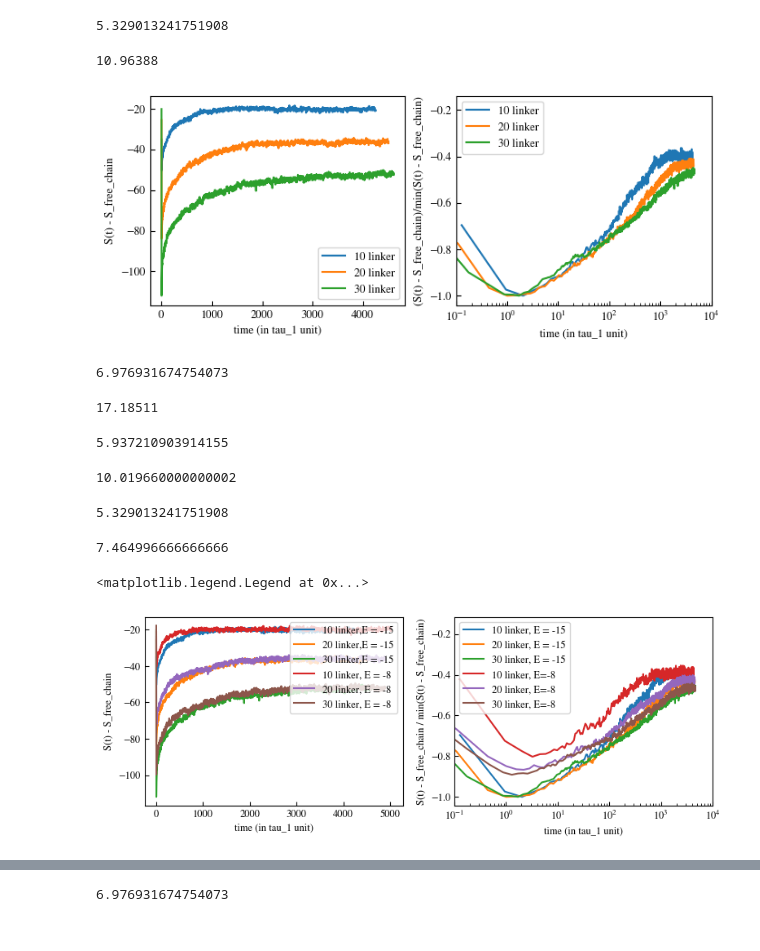
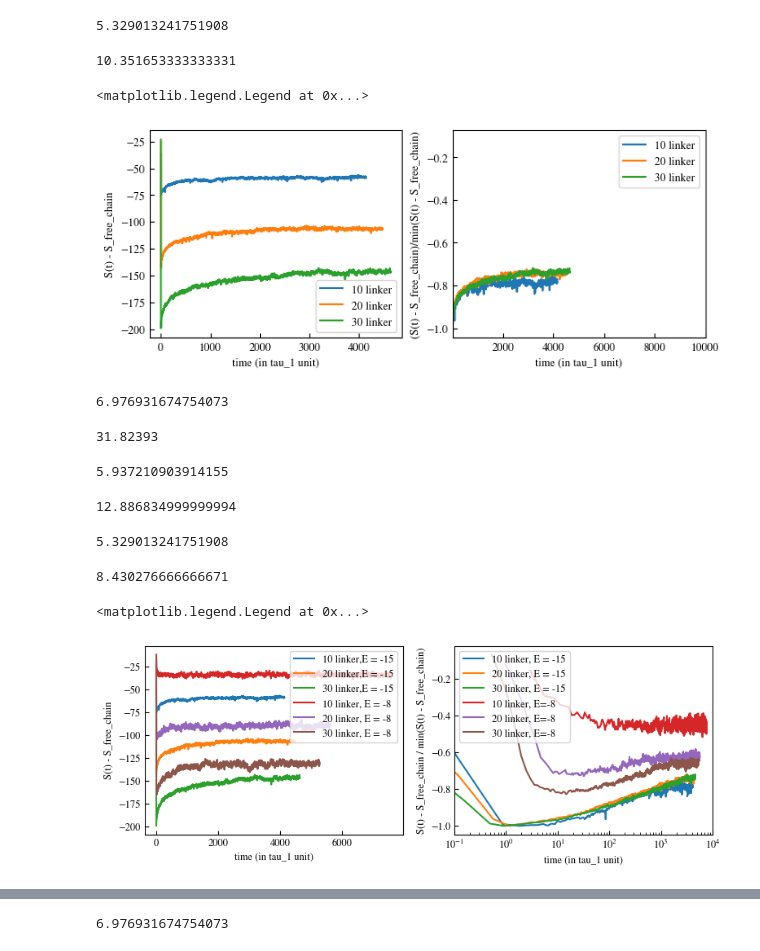
Before and after one commit to cachetdaspirine/Evolution_of_the_Entropy, a Jupyter notebook: Time_Evolution_Entropy copy.ipynb, the cells around one changed output, grey strips where cells are left out. Saved outputs shown, nothing was run; the diff lists cells and outputs as text; code cells hidden in the pictures.

Commit message:
change kdiff for 3D simulations

```diff
--- a/Time_Evolution_Entropy copy.ipynb
+++ b/Time_Evolution_Entropy copy.ipynb
@@ -120,10 +120,10 @@ ST20 = average_simulations(args,step_tot,compute_steps)
 Nlinker = 30
 ell_tot = 10**3
 V = 2*((ell_tot/6)**1.5/Nlinker**0.5*3/4*np.pi)
-kdiff = 5/(V) # for 1D
+kdiff = 1/(V) # for 1D
 Energy = -15
 Nprocess = 100
-args = [[ell_tot,Energy,kdiff,np.random.randint(1000000),Nlinker,1] for _ in range(Nprocess)]
+args = [[ell_tot,Energy,kdiff,np.random.randint(1000000),Nlinker,3] for _ in range(Nprocess)]
 print(Ec(ell_tot,Nlinker))
 # Simulation parameters
 step_tot = 300000
@@ -133,7 +133,7 @@ compute_steps = 30
 # %%
 ST30 = average_simulations(args,step_tot,compute_steps)
 # %% [output]
-10.96388
+10.351653333333331
 # %%
 #np.save("Res/10_20_30_linkers/10_linker.npy",ST10)
 #np.save("Res/10_20_30_linkers/20_linker.npy",ST20)
@@ -152,22 +152,23 @@ ax[0].set_ylabel('S(t) - S_free_chain')
 ax[1].set_xlabel('time (in tau_1 unit)')
 ax[1].set_ylabel('(S(t) - S_free_chain)/min(S(t) - S_free_chain)')
 #ax[0].set_xscale('log')
-ax[1].set_xscale('log')
+#ax[1].set_xscale('log')
 ax[1].set_xlim(10**-1,10**4)
 ax[0].legend()
 ax[1].legend()
 #fig.savefig('Res/10_20_30_linkers/S_of_t.svg',transparent=True,bbox_inches='tight')
 # %% [output]
+<matplotlib.legend.Legend at 0x...>
-[figure, old version]
+[figure, new version]
 # %%
 # gillespie parameter
 Nlinker = 10
 ell_tot = 10**3
 V = 2*((ell_tot/6)**1.5/Nlinker**0.5*3/4*np.pi)
-kdiff = 5/(V) # for 1D
+kdiff = 1/(V) # for 1D
 Energy = -8
 Nprocess = 100
-args = [[ell_tot,Energy,kdiff,np.random.randint(1000000),Nlinker,1] for _ in range(Nprocess)]
+args = [[ell_tot,Energy,kdiff,np.random.randint(1000000),Nlinker,3] for _ in range(Nprocess)]
 print(Ec(ell_tot,Nlinker))
 # Simulation parameters
 step_tot = 100000
@@ -177,16 +178,16 @@ compute_steps = 30
 # %%
 ST10_b = average_simulations(args,step_tot,compute_steps)
 # %% [output]
-17.18511
+31.82393
 # %%
 # gillespie parameter
 Nlinker = 20
 ell_tot = 10**3
 V = 2*((ell_tot/6)**1.5/Nlinker**0.5*3/4*np.pi)
-kdiff = 5/(V) # for 1D
+kdiff = 1/(V) # for 1D
 Energy = -8
 Nprocess = 100
-args = [[ell_tot,Energy,kdiff,np.random.randint(1000000),Nlinker,1] for _ in range(Nprocess)]
+args = [[ell_tot,Energy,kdiff,np.random.randint(1000000),Nlinker,3] for _ in range(Nprocess)]
 print(Ec(ell_tot,Nlinker))
 # Simulation parameters
 step_tot = 200000
@@ -196,16 +197,16 @@ compute_steps = 30
 # %%
 ST20_b = average_simulations(args,step_tot,compute_steps)
 # %% [output]
-10.019660000000002
+12.886834999999994
 # %%
 # gillespie parameter
 Nlinker = 30
 ell_tot = 10**3
 V = 2*((ell_tot/6)**1.5/Nlinker**0.5*3/4*np.pi)
-kdiff = 5/(V) # for 1D
+kdiff = 1/(V) # for 1D
 Energy = -8
 Nprocess = 100
-args = [[ell_tot,Energy,kdiff,np.random.randint(1000000),Nlinker,1] for _ in range(Nprocess)]
+args = [[ell_tot,Energy,kdiff,np.random.randint(1000000),Nlinker,3] for _ in range(Nprocess)]
 print(Ec(ell_tot,Nlinker))
 # Simulation parameters
 step_tot = 300000
@@ -215,7 +216,7 @@ compute_steps = 30
 # %%
 ST30_b = average_simulations(args,step_tot,compute_steps)
 # %% [output]
-7.464996666666666
+8.430276666666671
 # %%
 #np.save("Res/E_8_15/10_linker.npy",ST10_b)
 #np.save("Res/E_8_15/20_linker.npy",ST20_b)
@@ -223,30 +224,30 @@ ST30_b = average_simulations(args,step_tot,compute_steps)
 # %%
 fig, ax = plt.subplots(ncols=2,figsize=(9,3))
 ax[0].plot(ST10[:,0],ST10[:,1],label='10 linker,E = -15')#/abs(min(ST10[:,1]))
 ax[0].plot(ST20[:,0],ST20[:,1],label='20 linker,E = -15')#/abs(min(ST20[:,1]))
 ax[0].plot(ST30[:,0],ST30[:,1],label='30 linker,E = -15')#/abs(min(ST30[:,1]))
 ax[1].plot(ST10[:,0],ST10[:,1]/abs(min(ST10[:,1])),label='10 linker, E = -15')
 ax[1].plot(ST20[:,0],ST20[:,1]/abs(min(ST20[:,1])),label='20 linker, E = -15')
 ax[1].plot(ST30[:,0],ST30[:,1]/abs(min(ST30[:,1])),label='30 linker, E = -15')
 
 
 
 ax[0].plot(ST10_b[:,0],ST10_b[:,1],label='10 linker, E = -8')#/abs(min(ST10[:,1]))
 ax[0].plot(ST20_b[:,0],ST20_b[:,1],label='20 linker, E = -8')#/abs(min(ST20[:,1]))
 ax[0].plot(ST30_b[:,0],ST30_b[:,1],label='30 linker, E = -8')#/abs(min(ST30[:,1]))
-ax[1].plot(ST10[:,0],ST10_b[:,1]/abs(min(ST10[:,1])),label='10 linker, E=-8')
-ax[1].plot(ST20[:,0],ST20_b[:,1]/abs(min(ST20[:,1])),label='20 linker, E=-8')
-ax[1].plot(ST30[:,0],ST30_b[:,1]/abs(min(ST30[:,1])),label='30 linker, E=-8')
+ax[1].plot(ST10_b[:,0],ST10_b[:,1]/abs(min(ST10[:,1])),label='10 linker, E=-8')
+ax[1].plot(ST20_b[:,0],ST20_b[:,1]/abs(min(ST20[:,1])),label='20 linker, E=-8')
+ax[1].plot(ST30_b[:,0],ST30_b[:,1]/abs(min(ST30[:,1])),label='30 linker, E=-8')
 
 ax[0].set_xlabel('time (in tau_1 unit)')
 ax[0].set_ylabel('S(t) - S_free_chain')
 ax[1].set_xlabel('time (in tau_1 unit)')
 ax[1].set_ylabel('S(t) - S_free_chain / min(S(t) - S_free_chain)')
 ax[1].set_xscale('log')
 ax[1].set_xlim(0.1,10**4)
 ax[0].legend(loc=1)
 ax[1].legend()
 #fig.savefig('Res/E_8_15/Entropy_timeevolution_vs_Nlinker.svg',transparent=True,bbox_inches= 'tight')
 # %% [output]
 <matplotlib.legend.Legend at 0x...>
-[figure, old version]
+[figure, new version]
```
Also changed, not shown: parts of 8 cells of this notebook, 2 other files.
